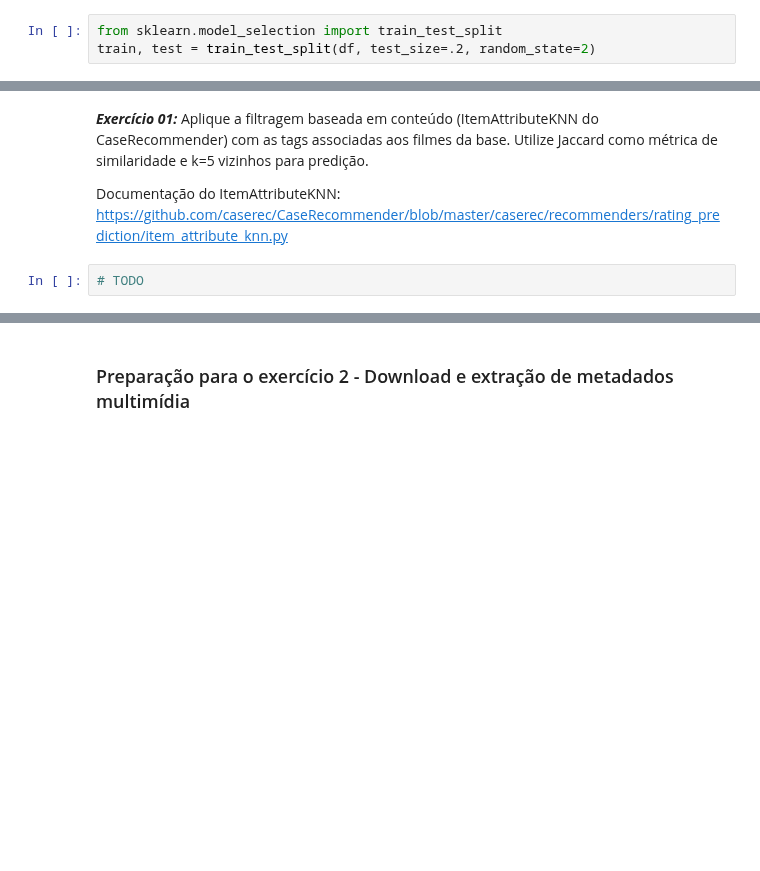
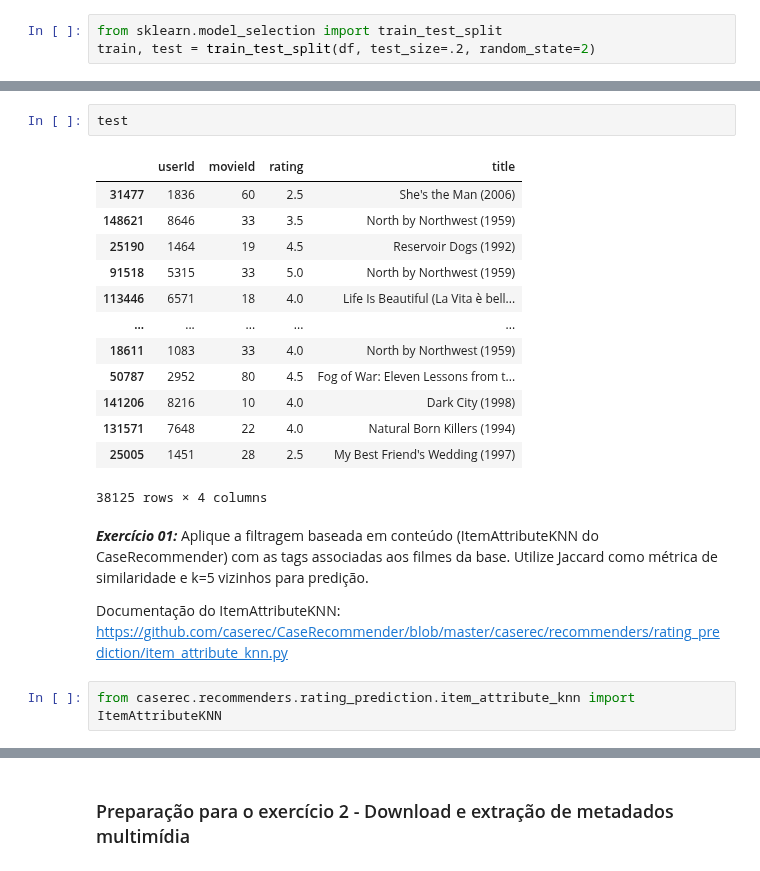
Before and after one commit to caiotda/SCC5966---Recommender-Systems, a Jupyter notebook: Aula04_Exercicios.ipynb, the cells around one changed output, grey strips where cells are left out. Cells and saved outputs as stored; diff of their text form; blank space fills up the shorter version.

```diff
--- a/Aula04_Exercicios.ipynb
+++ b/Aula04_Exercicios.ipynb
@@ -78,6 +90,22 @@ train, test = train_test_split(df, test_size=.2, random_state=2)
+# %%
+test
+# %% [output]
+|  | userId | movieId | rating | title |
+| 31477 | 1836 | 60 | 2.5 | She's the Man (2006) |
+| 148621 | 8646 | 33 | 3.5 | North by Northwest (1959) |
+| 25190 | 1464 | 19 | 4.5 | Reservoir Dogs (1992) |
+| 91518 | 5315 | 33 | 5.0 | North by Northwest (1959) |
+| 113446 | 6571 | 18 | 4.0 | Life Is Beautiful (La Vita è bell... |
+| ... | ... | ... | ... | ... |
+| 18611 | 1083 | 33 | 4.0 | North by Northwest (1959) |
+| 50787 | 2952 | 80 | 4.5 | Fog of War: Eleven Lessons from t... |
+| 141206 | 8216 | 10 | 4.0 | Dark City (1998) |
+| 131571 | 7648 | 22 | 4.0 | Natural Born Killers (1994) |
+| 25005 | 1451 | 28 | 2.5 | My Best Friend's Wedding (1997) |
+38125 rows × 4 columns
 # %% [markdown]
 ***Exercício 01:*** Aplique a filtragem baseada em conteúdo (ItemAttributeKNN do CaseRecommender) com as tags associadas aos filmes da base. Utilize Jaccard como métrica de similaridade e k=5 vizinhos para predição.
 
 Documentação do ItemAttributeKNN: https://github.com/caserec/CaseRecommender/blob/master/caserec/recommenders/rating_prediction/item_attribute_knn.py
-# %%
-# TODO
+# %%
+from caserec.recommenders.rating_prediction.item_attribute_knn import ItemAttributeKNN
```
Also changed, not shown: parts of 46 cells of this notebook.
